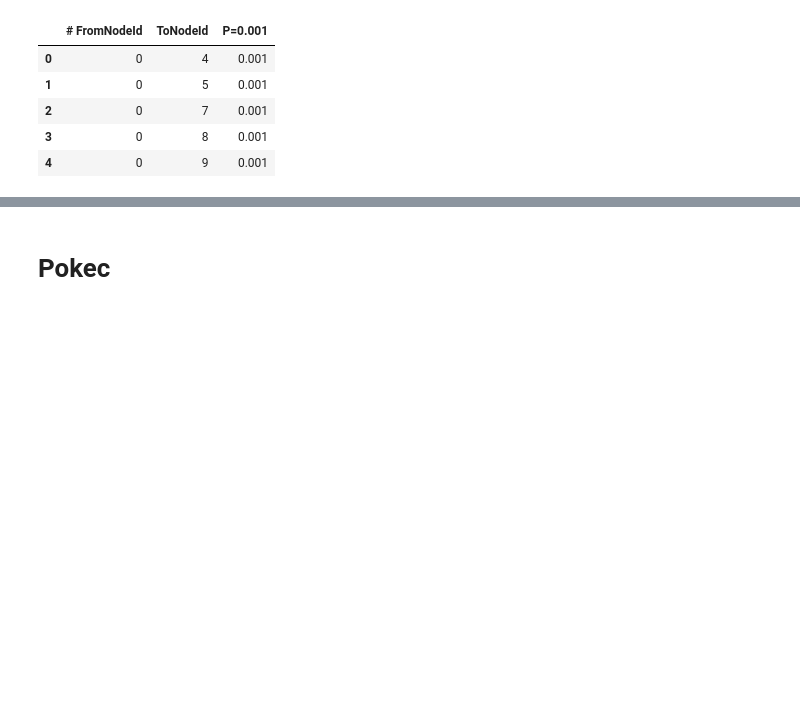
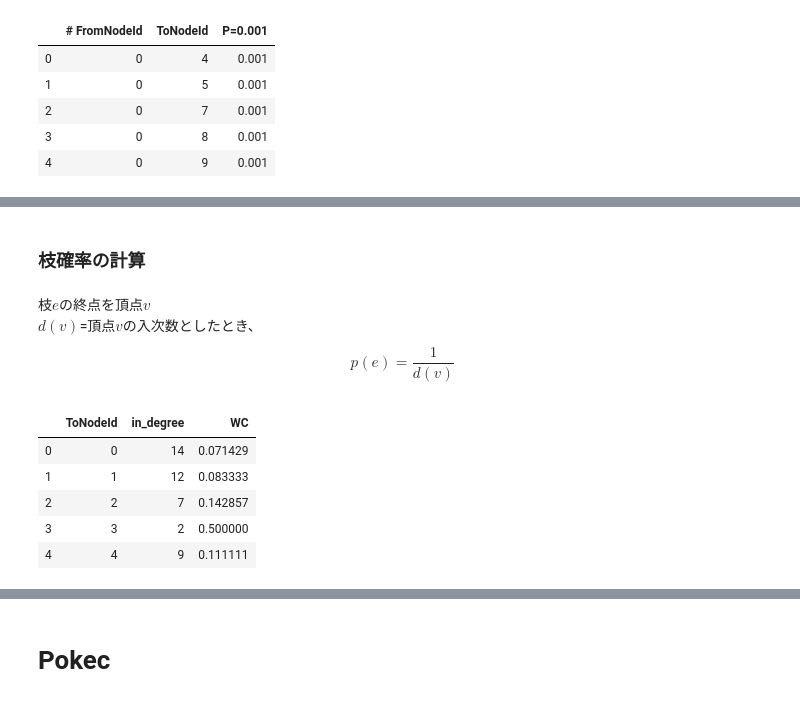
Before and after one commit to plue1011/code, a Jupyter notebook: 実験データセット作成.ipynb, the cells around one changed output, grey strips where cells are left out. Drawn from its saved outputs; the diff is of its cells as text; code cells hidden in the pictures; blank space fills up the shorter version.

```diff
--- a/実験データセット作成.ipynb
+++ b/実験データセット作成.ipynb
@@ -141,0 +151,2 @@ network_p.to_csv("data/Epinion/P=0_001.csv",index=False)
+# %%
+network = network[(network["# FromNodeId"] < 30) & (network["ToNodeId"] < 30)]
@@ -141,0 +164,5 @@ network_p.to_csv("data/Epinion/P=0_001.csv",index=False)
+# %%
+in_degree = network.groupby("ToNodeId").size()
+in_degree = in_degree.reset_index()
+in_degree.columns = ["ToNodeId", "in_degree"]
+in_degree.head()
@@ -141,0 +176,16 @@ network_p.to_csv("data/Epinion/P=0_001.csv",index=False)
+# %% [markdown]
+### 枝確率の計算
+# %% [markdown]
+枝$e$の終点を頂点$v$
+$d(v)$=頂点$v$の入次数としたとき、
+$$ p(e)=\frac{1}{d(v)} $$
+# %%
+in_degree["WC"] = 1/in_degree["in_degree"]
+in_degree.head()
+# %% [output]
+|  | ToNodeId | in_degree | WC |
+| 0 | 0 | 14 | 0.071429 |
+| 1 | 1 | 12 | 0.083333 |
+| 2 | 2 | 7 | 0.142857 |
+| 3 | 3 | 2 | 0.500000 |
+| 4 | 4 | 9 | 0.111111 |
```
Also changed, not shown: parts of 49 cells of this notebook.
